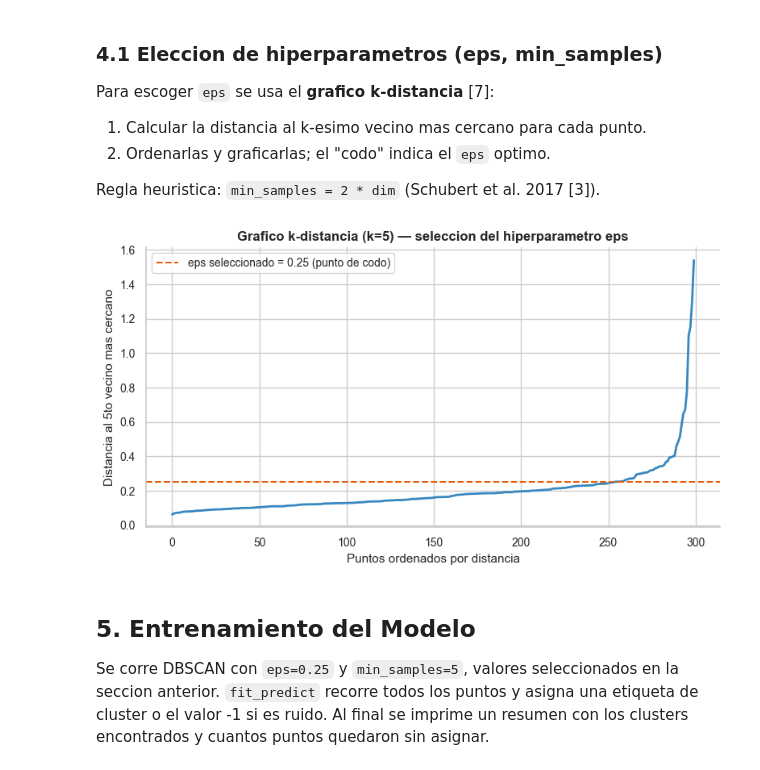
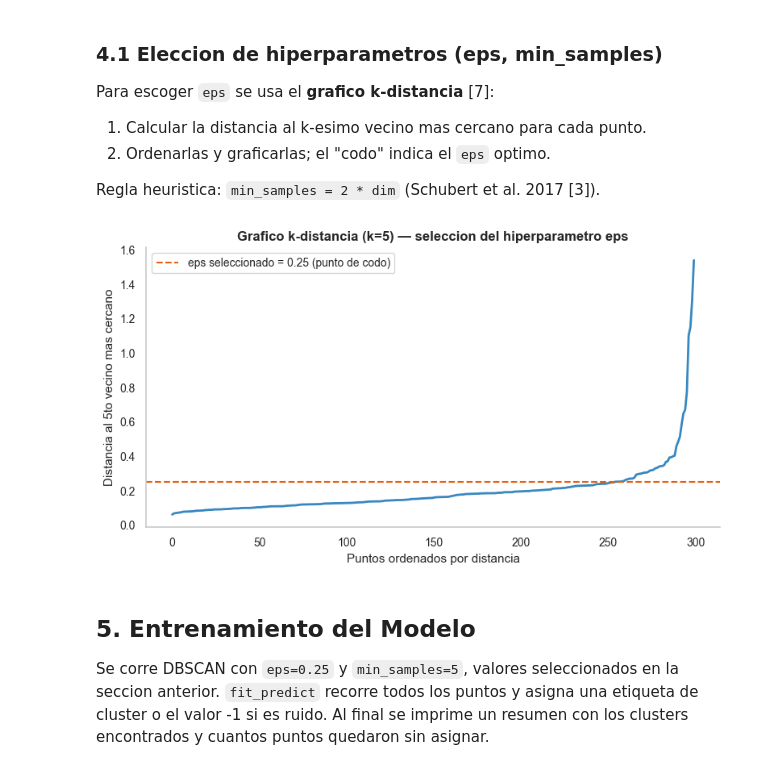
Before and after one commit to blinaresv/Grupo1_Actividad2_DBSCAN, a Jupyter notebook: Grupo1_Notebook2_Librerias_FINAL.ipynb, the cells around one changed output. Saved outputs shown, nothing was run; the diff lists cells and outputs as text; code cells hidden in the pictures.

```diff
--- a/Grupo1_Notebook2_Librerias_FINAL.ipynb
+++ b/Grupo1_Notebook2_Librerias_FINAL.ipynb
@@ -203,31 +203,32 @@ Regla heuristica: `min_samples = 2 * dim` (Schubert et al. 2017 [3]).
 # %%
 from sklearn.neighbors import NearestNeighbors
 
 k = 5
 nn = NearestNeighbors(n_neighbors=k).fit(X_std)
 distances, _ = nn.kneighbors(X_std)
 kdist = np.sort(distances[:, -1])
 
 # U2: paleta secuencial para la curva principal; acento neutro (naranja) para el codo
 # Se evita el rojo porque evoca 'peligro/error' (U2: color con significado)
 line_color = sns.color_palette("Blues_d", 3)[1]
 codo_color = sns.color_palette("Oranges_d", 3)[1]
 
 fig, ax = plt.subplots(figsize=(8, 4.5))
 ax.plot(np.arange(len(kdist)), kdist, color=line_color, lw=2)
 ax.axhline(0.25, color=codo_color, ls="--", lw=1.5,
            label="eps seleccionado = 0.25 (punto de codo)")
 ax.set_title("Grafico k-distancia (k=5) — seleccion del hiperparametro eps",
              fontsize=12, fontweight="bold")
 ax.set_xlabel("Puntos ordenados por distancia", fontsize=11)
 ax.set_ylabel("Distancia al 5to vecino mas cercano", fontsize=11)
 ax.tick_params(labelsize=10)
 ax.legend(fontsize=10)
 ax.spines[["top", "right"]].set_visible(False)
+ax.grid(False)
 plt.tight_layout()
 plt.show()
 # %% [output]
-[figure, old version]
+[figure, new version]
 # %% [markdown]
 ## 5. Entrenamiento del Modelo
 
```
Also changed, not shown: parts of 1 cell of this notebook.
